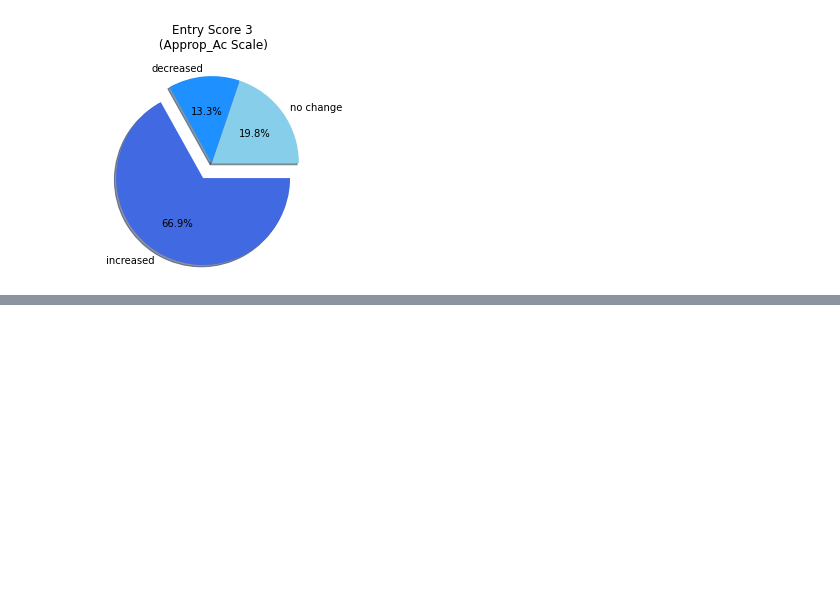
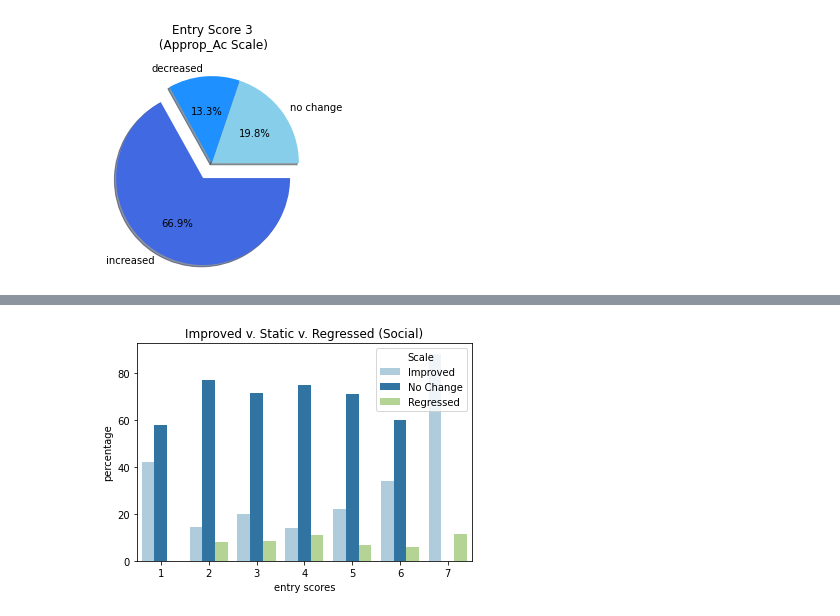
Before and after one commit to NSS-Data-Analytics-Cohort-7/didd-an-array-of-jorts, a Jupyter notebook: notebooks/Untitled4.ipynb, the cells around one changed output, grey strips where cells are left out. Saved outputs shown, nothing was run; the diff lists cells and outputs as text; code cells hidden in the pictures; blank space fills up the shorter version.

```diff
--- a/notebooks/Untitled4.ipynb
+++ b/notebooks/Untitled4.ipynb
@@ -1057,0 +1087,15 @@ plt.show()
+# %%
+df1=pd.DataFrame({'x':[1,2,3,4,5,6,7],'y':[42.1, 14.5, 19.8, 14.0, 21.9, 34.0, 88.4]})
+df2=pd.DataFrame({'x':[1,2,3,4,5,6,7],'y':[57.9, 77.2, 71.6, 75.0, 71.14, 60.0, 0]})
+df3=pd.DataFrame({'x':[1,2,3,4,5,6,7],'y':[0 , 8.2, 8.6, 11.0, 6.9, 6.0, 11.6]})
+df1['Scale']='Improved'
+df2['Scale']='No Change'
+df3['Scale']='Regressed'
+res=pd.concat([df1,df2, df3])
+sns.barplot(x='x',y='y',data=res,hue='Scale', palette='Paired')
+plt.xlabel('entry scores')
+plt.ylabel('percentage')
+plt.title('Improved v. Static v. Regressed (Social)')
+plt.show()
+# %% [output]
+[figure, added]
```
Also changed, not shown: parts of 6 cells of this notebook.
